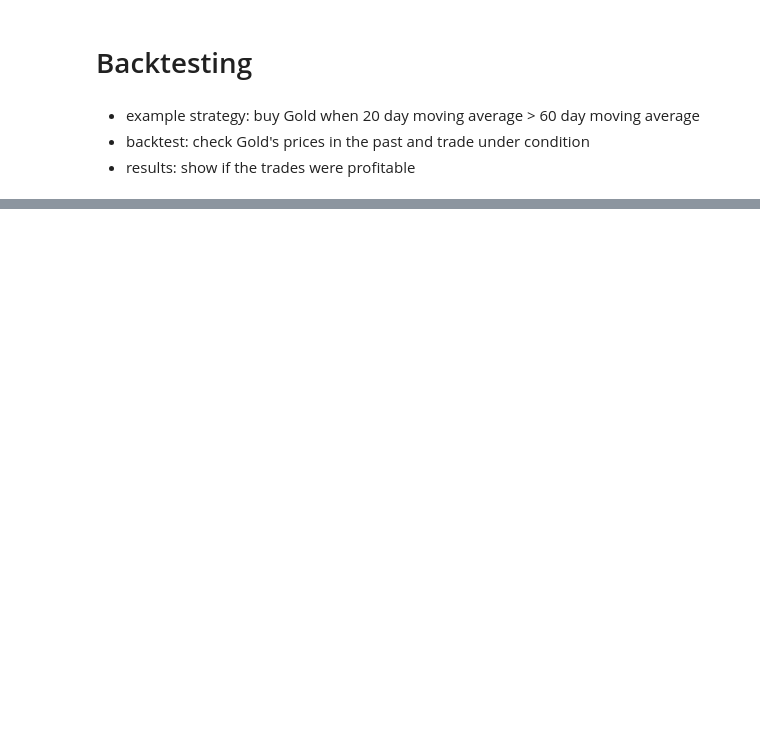
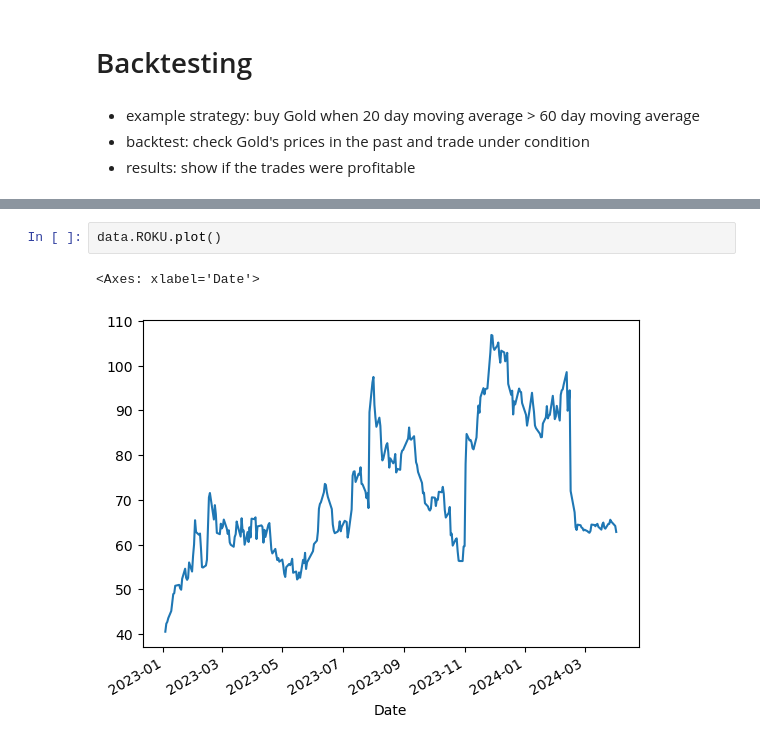
Before and after one commit to GeronimoBWalker/commodity, a Jupyter notebook: Backtest/backtest.ipynb, the cells around one changed output, grey strips where cells are left out. Drawn from its saved outputs; the diff is of its cells as text; blank space fills up the shorter version.

```diff
--- a/Backtest/backtest.ipynb
+++ b/Backtest/backtest.ipynb
@@ -157,0 +195,5 @@ Maximum Drawdown: -42.20%
+# %%
+data.ROKU.plot()
+# %% [output]
+<Axes: xlabel='Date'>
+[figure, added]
```
Also changed, not shown: parts of 11 cells of this notebook, 2 other files.
